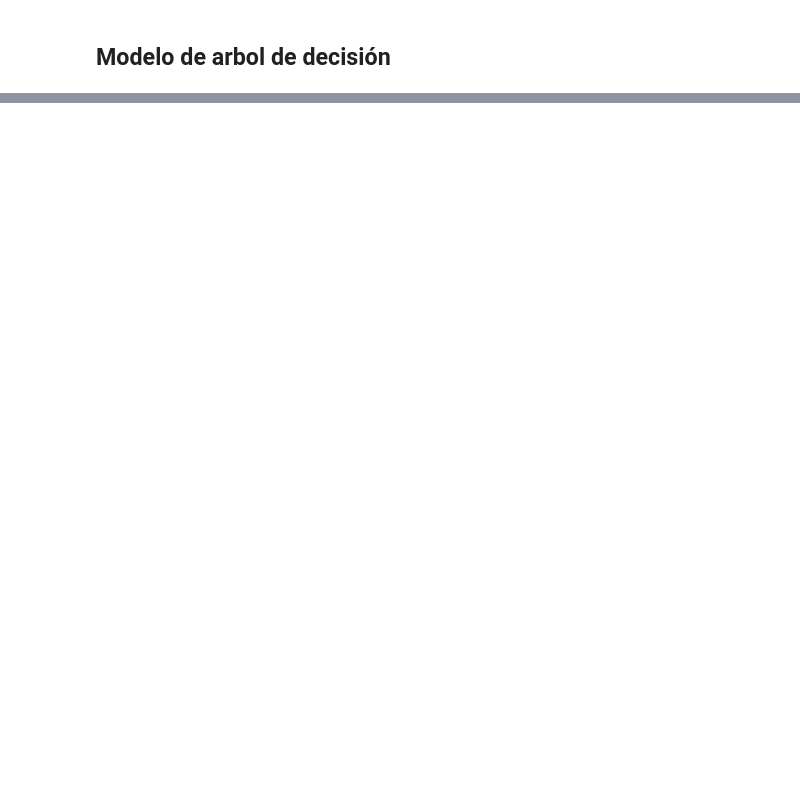
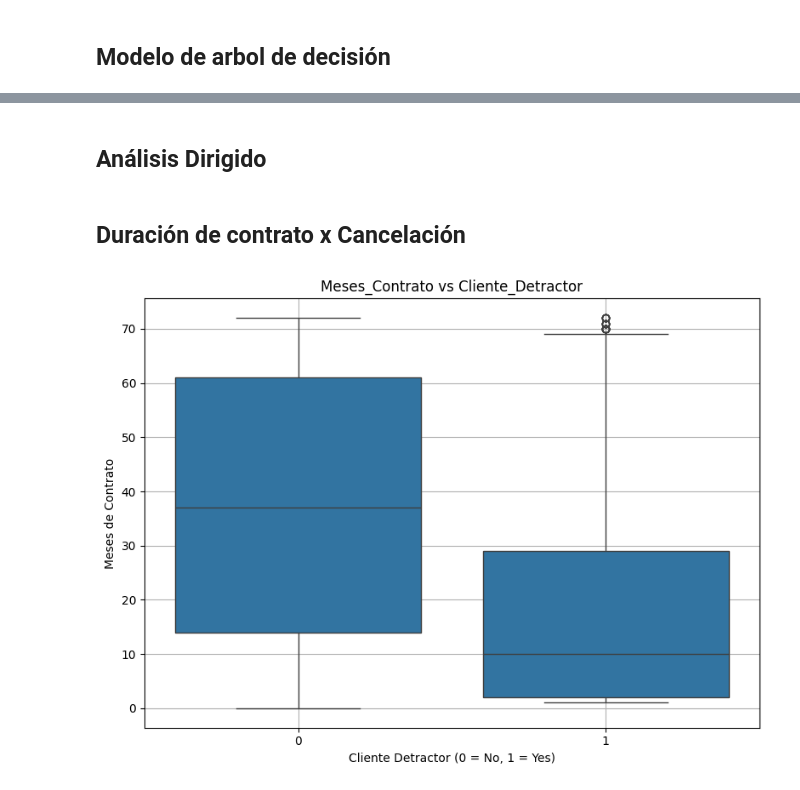
Before and after one commit to RandyV37/Telecom-X-part-2-Data-Science-, a Jupyter notebook: TelecomX(Challenge_parte_2).ipynb, the cells around one changed output, grey strips where cells are left out. Saved outputs shown, nothing was run; the diff lists cells and outputs as text; code cells hidden in the pictures; blank space fills up the shorter version.

```diff
--- a/TelecomX(Challenge_parte_2).ipynb
+++ b/TelecomX(Challenge_parte_2).ipynb
@@ -265,0 +357,18 @@ plt.show()
+# %% [markdown]
+## Análisis Dirigido
+# %% [markdown]
+## Duración de contrato x Cancelación
+# %%
+# Box plot: Meses_Contrato vs Cliente_Detractor
+plt.figure(figsize=(8, 6))
+sns.boxplot(data=Df_final, x='Cliente_Detractor', y='Meses_Contrato')
+
+# Optional formatting
+plt.title('Meses_Contrato vs Cliente_Detractor')
+plt.xlabel('Cliente Detractor (0 = No, 1 = Yes)')
+plt.ylabel('Meses de Contrato')
+plt.grid(True)
+plt.tight_layout()
+plt.show()
+# %% [output]
+[figure, added]
```
Also changed, not shown: parts of 28 cells of this notebook.
